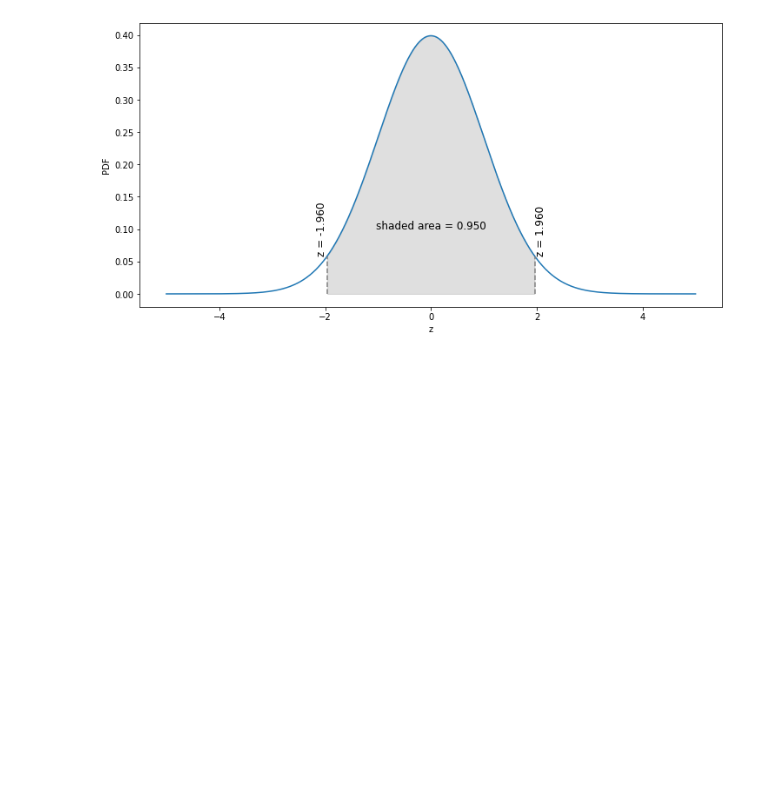
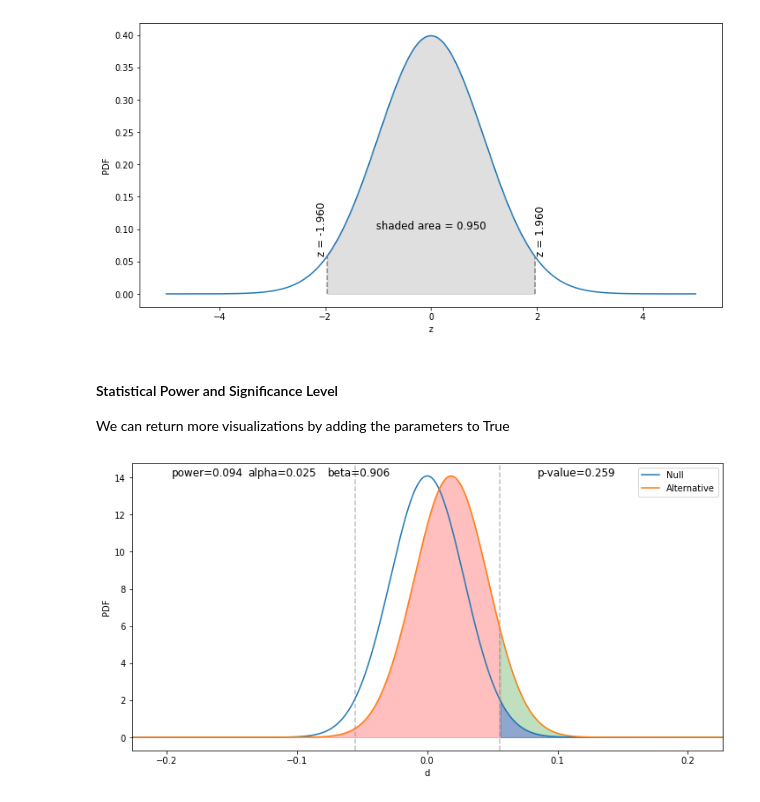
Before and after one commit to bkget/SmartAd-Performance-Aanalysis, a Jupyter notebook: notebooks/classical_AB_testing.ipynb, the cells around one changed output. Cells and saved outputs as stored; diff of their text form; code cells hidden in the pictures; blank space fills up the shorter version.

Commit message:
Plotting statistical power and significance level

```diff
--- a/notebooks/classical_AB_testing.ipynb
+++ b/notebooks/classical_AB_testing.ipynb
@@ -206,3 +206,11 @@ Our p-value 0.259 is greater than 0.05 (i.e., the significance level). Due to th
 HP.zplot(area=0.95)
 # %% [output]
 [figure]
+# %% [markdown]
+#### Statistical Power and Significance Level
+
+We can return more visualizations by adding the parameters to True
+# %%
+HP.abplot(C_total, E_total, cont_rate, diff, show_power=True, show_alpha=True, show_beta=True, show_p_value=True)
+# %% [output]
+[figure, added]
```
Also changed, not shown: parts of 1 cell of this notebook.
